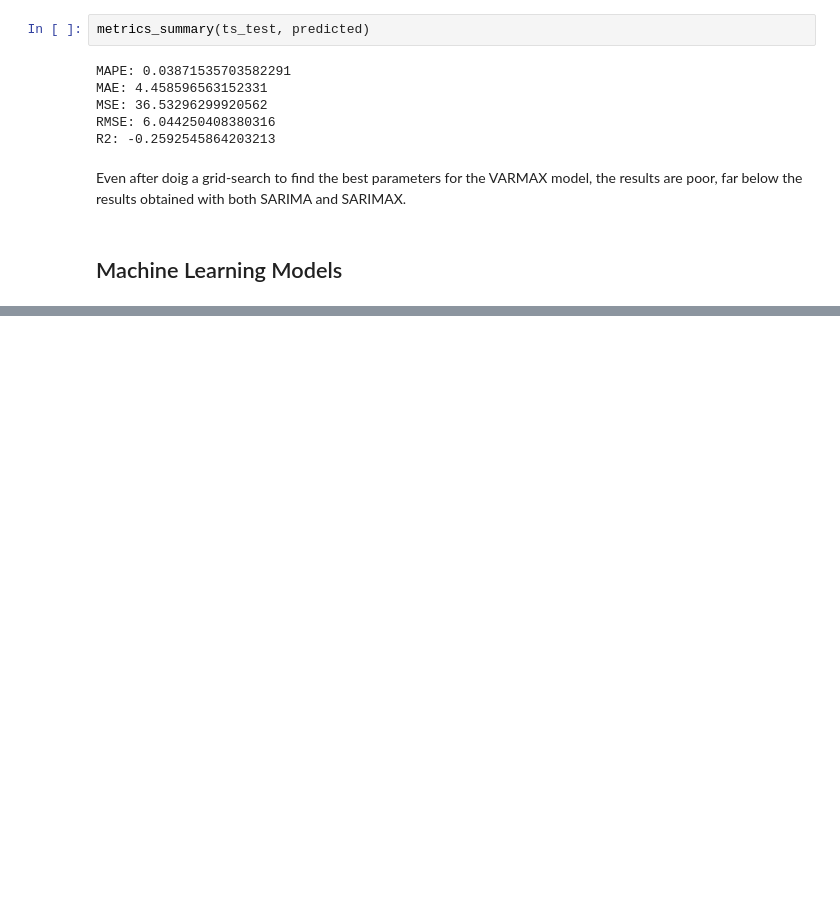
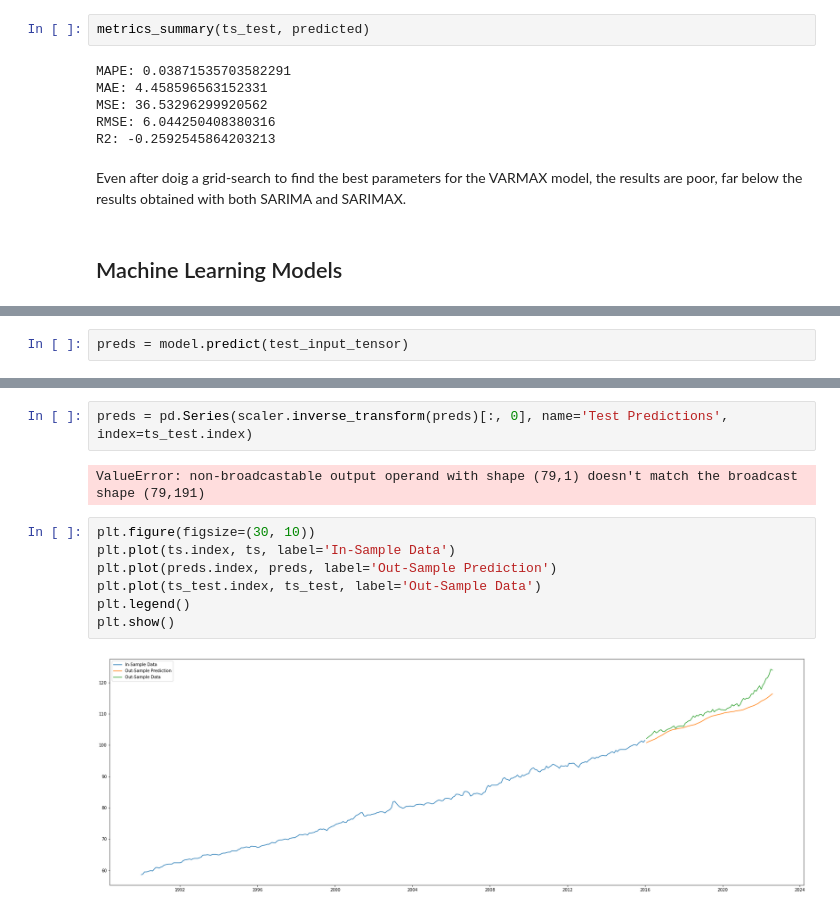
Before and after one commit to PugtgYosuky/Norwegian-CPI-forecast, a Jupyter notebook: ts-models.ipynb, the cells around one changed output, grey strips where cells are left out. Drawn from its saved outputs; the diff is of its cells as text; blank space fills up the shorter version.

```diff
--- a/ts-models.ipynb
+++ b/ts-models.ipynb
@@ -1229,0 +1394,2 @@ Even after doig a grid-search to find the best parameters for the VARMAX model,
+# %%
+preds = model.predict(test_input_tensor)
@@ -1229,0 +1398,13 @@ Even after doig a grid-search to find the best parameters for the VARMAX model,
+# %%
+preds = pd.Series(scaler.inverse_transform(preds)[:, 0], name='Test Predictions', index=ts_test.index)
+# %% [output]
+ValueError: non-broadcastable output operand with shape (79,1) doesn't match the broadcast shape (79,191)
+# %%
+plt.figure(figsize=(30, 10))
+plt.plot(ts.index, ts, label='In-Sample Data')
+plt.plot(preds.index, preds, label='Out-Sample Prediction')
+plt.plot(ts_test.index, ts_test, label='Out-Sample Data')
+plt.legend()
+plt.show()
+# %% [output]
+[figure, added]
```
Also changed, not shown: parts of 41 cells of this notebook.
